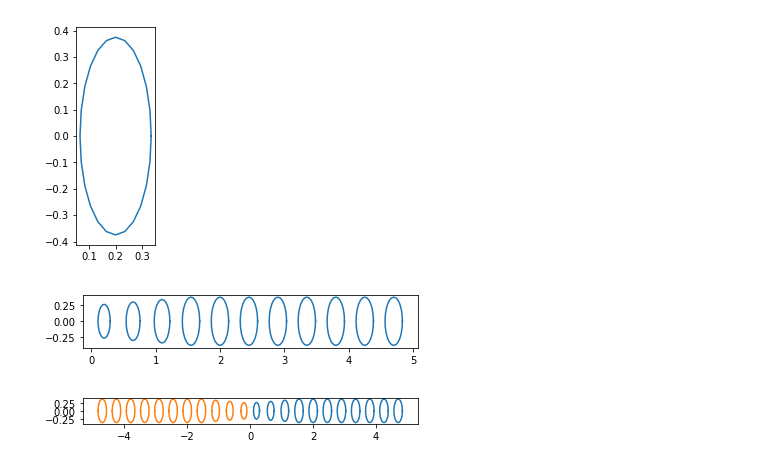
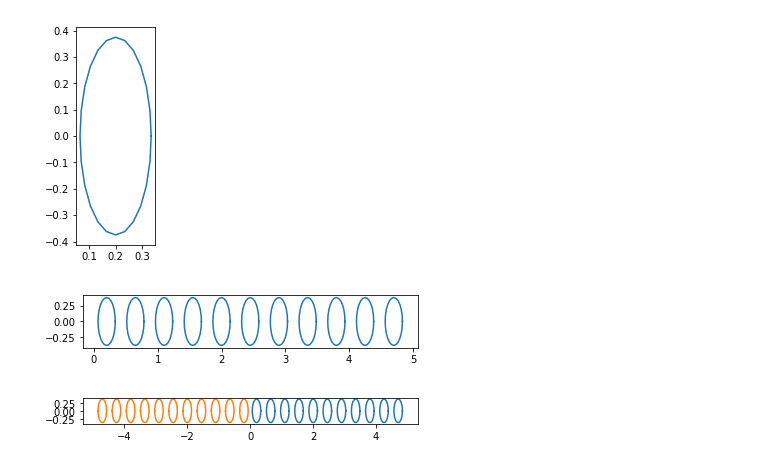
Before and after one commit to JesseSlim/polymetric, a Jupyter notebook: test_johnbeams.ipynb, the cells around one changed output. Saved outputs shown, nothing was run; the diff lists cells and outputs as text; code cells hidden in the pictures.

```diff
--- a/test_johnbeams.ipynb
+++ b/test_johnbeams.ipynb
@@ -72,17 +77,17 @@ inspect_shapes(hole)
 # %%
 hole_sweep = pm.ParametricSweep(
     constructor=hole.clone,
     sweep_over=np.arange(holes_n),
     sweep_params = {
         'x': lambda n: defect_d/2 + n*lattice_d,
-        'b': lambda n: hole_b if n > 2 else (0.7 + 0.1*n)*hole_b,
-        'a': lambda n: hole_a if n > 2 else (0.7 + 0.1*n)*hole_a,
+#         'b': lambda n: hole_b if n > 2 else (0.7 + 0.1*n)*hole_b,
+#         'a': lambda n: hole_a if n > 2 else (0.7 + 0.1*n)*hole_a,
     }
 )
 
 inspect_shapes(hole_sweep)
 # %% [output]
-[figure, old version]
+[figure, new version]
 # %%
 hole_sweep_mirror = pm.Scaled(hole_sweep, scales=(-1.0, 1.0))
 inspect_shapes(hole_sweep, hole_sweep_mirror)
```
Also changed, not shown: parts of 9 cells of this notebook, 1 other file.
